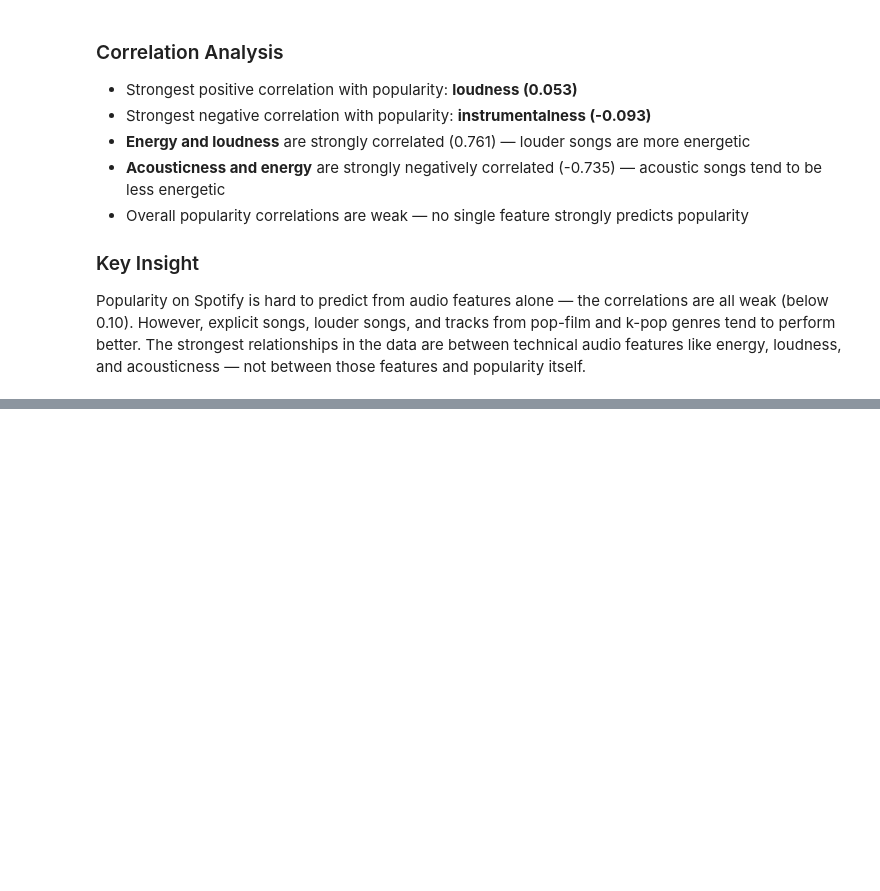
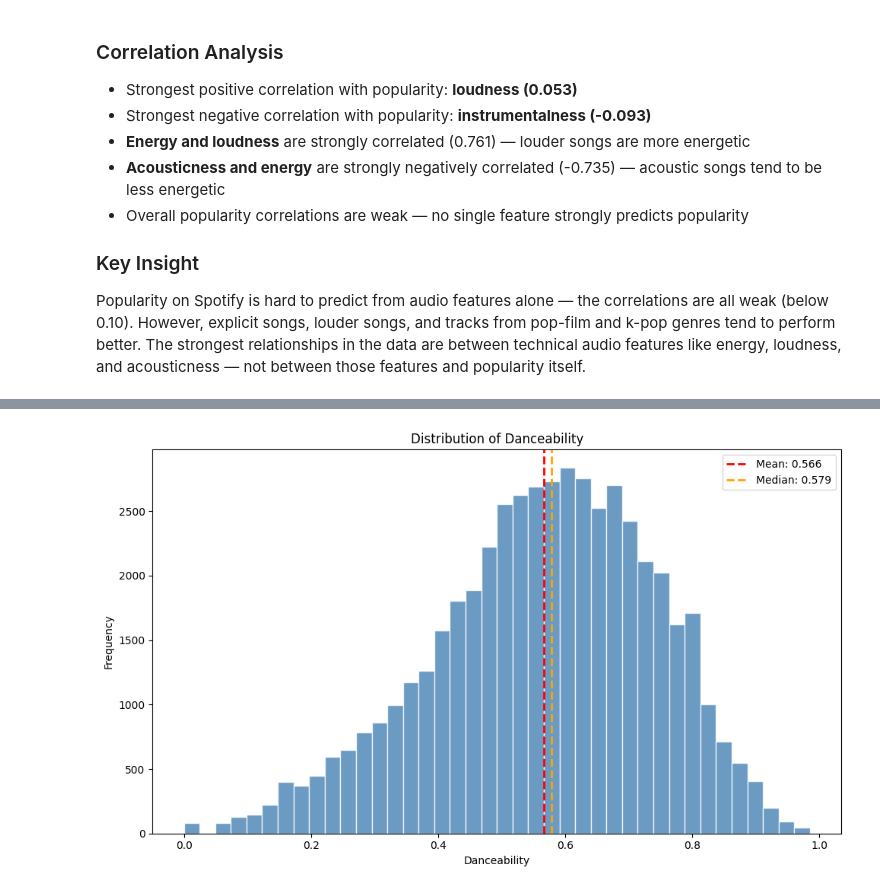
Before and after one commit to Dhumo986/cis4930-sp26-project-group-04, a Jupyter notebook: notebooks/analysis.ipynb, the cells around one changed output, grey strips where cells are left out. Cells and saved outputs as stored; diff of their text form; code cells hidden in the pictures; blank space fills up the shorter version.

```diff
--- a/notebooks/analysis.ipynb
+++ b/notebooks/analysis.ipynb
@@ -642,0 +690,17 @@ not between those features and popularity itself.
+# %%
+# histogram — danceability distribution
+fig, ax = plt.subplots(figsize=(10, 6))
+ax.hist(df['danceability'], bins=40, color='steelblue', edgecolor='white', alpha=0.8)
+ax.axvline(df['danceability'].mean(), color='red', linestyle='--', linewidth=2,
+           label=f"Mean: {df['danceability'].mean():.3f}")
+ax.axvline(df['danceability'].median(), color='orange', linestyle='--', linewidth=2,
+           label=f"Median: {df['danceability'].median():.3f}")
+ax.set_xlabel('Danceability')
+ax.set_ylabel('Frequency')
+ax.set_title('Distribution of Danceability')
+ax.legend()
+fig.tight_layout()
+fig.savefig('../figures/danceability_distribution.png', dpi=300)
+plt.show()
+# %% [output]
+[figure, added]
```
Also changed, not shown: parts of 7 cells of this notebook, 4 other files.
